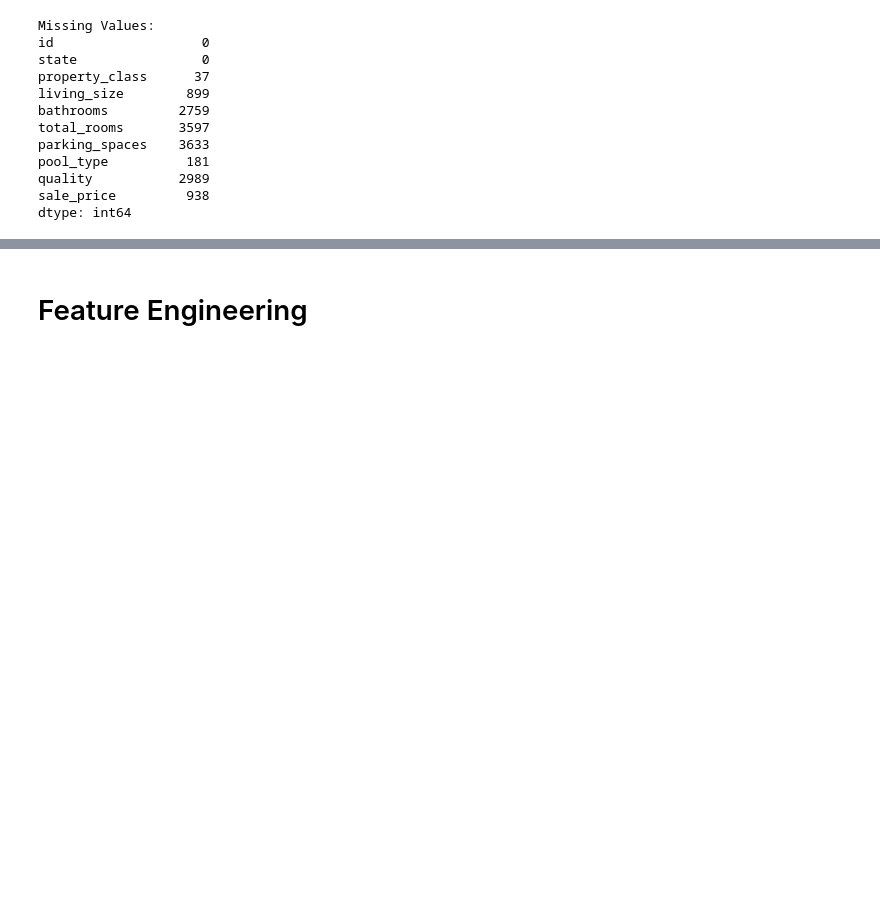
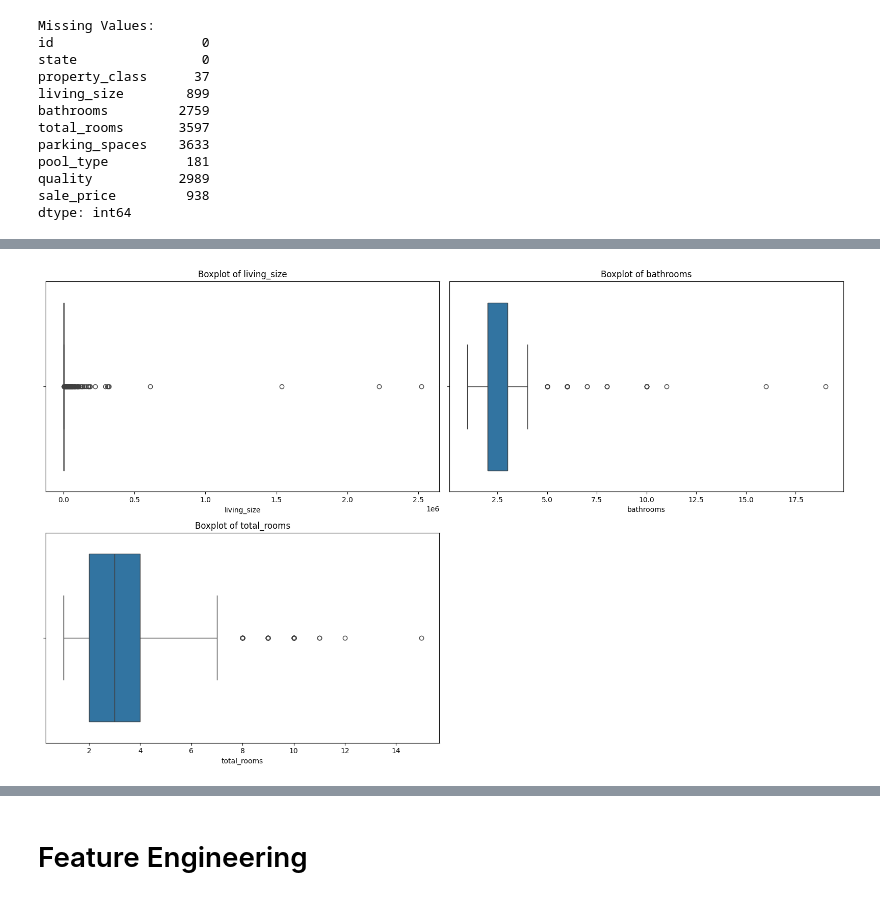
Before and after one commit to Muzna-Adil-Almamari/ML-project, a Jupyter notebook: project.ipynb, the cells around one changed output, grey strips where cells are left out. Drawn from its saved outputs; the diff is of its cells as text; code cells hidden in the pictures; blank space fills up the shorter version.

```diff
--- a/project.ipynb
+++ b/project.ipynb
@@ -449,0 +462,10 @@ dtype: int64
+# %%
+plt.figure(figsize=(16,10))
+for i, col in enumerate(num_cols[:-1], 1):  # exclude sale_price here if you want
+    plt.subplot(2, 2, i)
+    sns.boxplot(x=df_merged[col])
+    plt.title(f'Boxplot of {col}')
+plt.tight_layout()
+plt.show()
+# %% [output]
+[figure, added]
```
Also changed, not shown: parts of 7 cells of this notebook.
